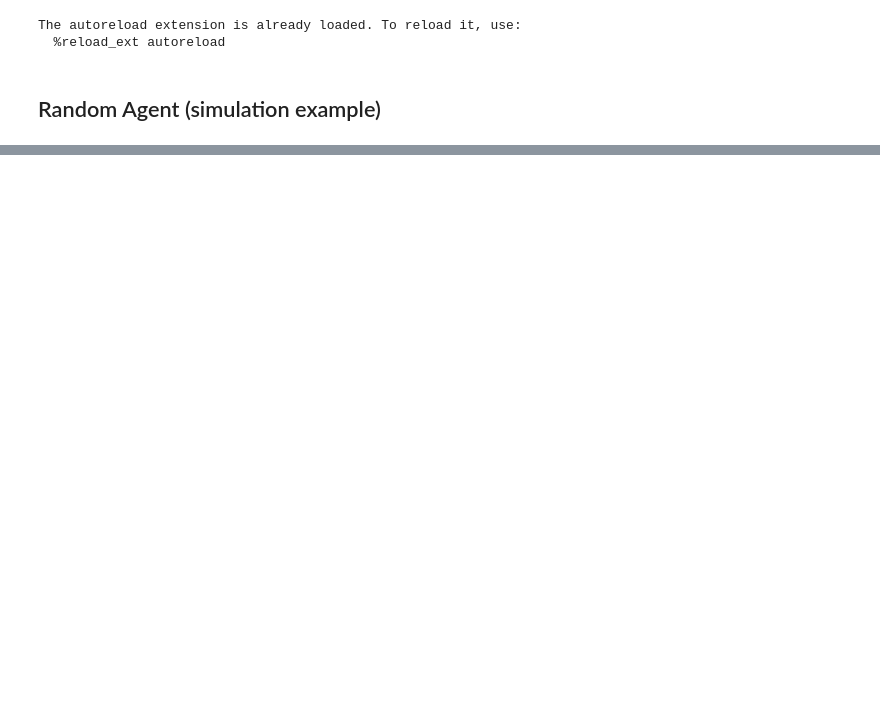
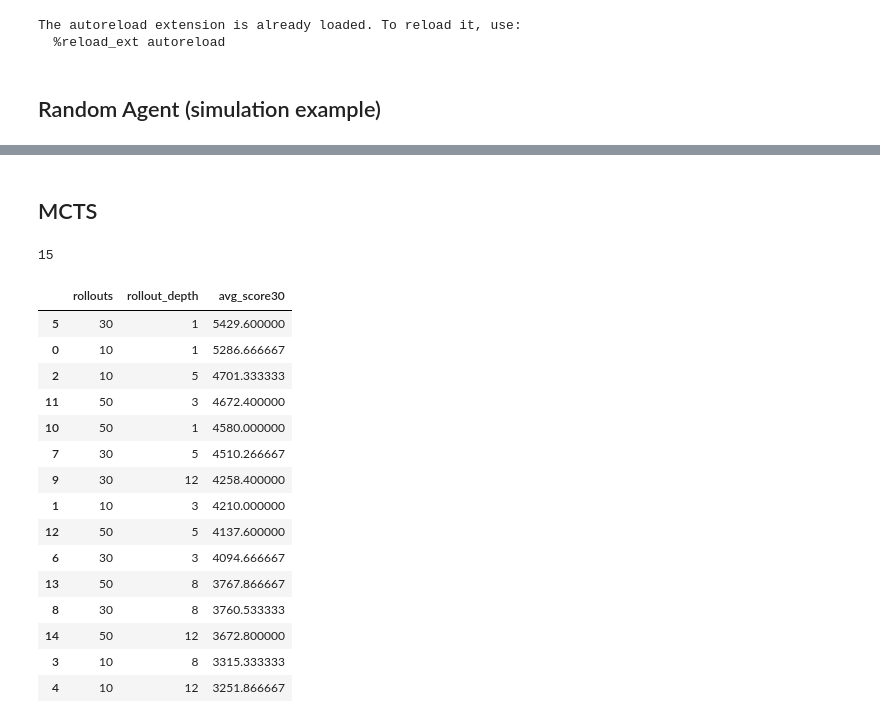
Before and after one commit to polyson28/project_2048, a Jupyter notebook: base_agents_example.ipynb, the cells around one changed output, grey strips where cells are left out. Saved outputs shown, nothing was run; the diff lists cells and outputs as text; code cells hidden in the pictures; blank space fills up the shorter version.

```diff
--- a/base_agents_example.ipynb
+++ b/base_agents_example.ipynb
@@ -38,0 +39,2 @@ run_episode(env, agent, on_illegal="ask")
+# %% [markdown]
+## MCTS
@@ -38,0 +46,54 @@ run_episode(env, agent, on_illegal="ask")
+# %%
+combinations = list(product(*grid.values()))
+grid_eval_dict = {
+    'rollouts': [],
+    'rollout_depth': [],
+    'avg_score30': []
+}
+scores_dict = {}
+len(combinations)
+# %% [output]
+15
+# %%
+grid_eval_dict = {
+    'rollouts': [10, 10, 10, 10, 10, 30, 30, 30, 30, 30, 50, 50, 50, 50, 50],
+    'rollout_depth': [1, 3, 5, 8, 12, 1, 3, 5, 8, 12, 1, 3, 5, 8, 12],
+    'avg_score30': [5286.666666666667, 4210.0, 4701.333333333333, 3315.3333333333335, 3251.866666666667, 5429.6, 4094.6666666666665, 4510.266666666666, 3760.5333333333333, 4258.4, 4580.0, 4672.4, 4137.6, 3767.866666666667, 3672.8]
+}
+scores_dict = {
+    '(10, 1)': [3200, 3044, 8752, 5768, 2780, 15784, 2784, 3784, 6052, 7008, 3840, 2672, 5276, 3368, 6812, 5768, 6720, 6528, 6860, 3152, 3888, 4980, 5460, 3452, 6296, 7060, 5132, 4164, 5376, 2840],
+    '(10, 3)': [5404, 5404, 2932, 3136, 3108, 3060, 2324, 6752, 3236, 3420, 2748, 3168, 3240, 5584, 3132, 6772, 5152, 5160, 1464, 7048, 2800, 3308, 7188, 3040, 6084, 7708, 4660, 3164, 3252, 2852],
+    '(10, 5)': [3288, 2260, 5748, 6456, 612, 3060, 3344, 5440, 6436, 6864, 5268, 5564, 2840, 6156, 5000, 5316, 3260, 12236, 7064, 2904, 2712, 5336, 3028, 1336, 6340, 5376, 5368, 3912, 2128, 6388],
+    '(10, 8)': [5420, 2780, 2996, 4676, 1232, 7024, 1452, 1628, 2428, 4920, 1312, 1296, 3416, 2876, 3096, 5100, 3112, 6928, 3440, 3140, 2316, 1272, 2308, 1404, 6324, 2336, 2760, 3068, 6480, 2920],
+    '(10, 12)': [4172, 3168, 5056, 5296, 3168, 1400, 5392, 2976, 3172, 3112, 1336, 2440, 3000, 5256, 3044, 6308, 3172, 3232, 1344, 2788, 2320, 2996, 2384, 3048, 5424, 3016, 3032, 2312, 2820, 1372],
+    '(30, 1)': [3228, 8200, 4100, 8556, 3120, 8304, 8184, 5704, 5748, 6880, 6736, 6536, 3456, 4760, 3524, 2488, 4808, 5624, 3236, 6612, 7176, 1636, 6332, 5544, 6076, 716, 7152, 10540, 4432, 3480],
+    '(30, 3)': [5476, 3004, 5364, 1256, 6300, 7060, 6380, 2944, 6712, 2864, 3168, 1516, 4576, 2356, 5340, 5524, 3156, 3108, 3084, 3008, 6300, 1860, 5536, 3116, 3188, 6988, 3168, 2920, 6244, 1324],
+    '(30, 5)': [5384, 2480, 6488, 3544, 6176, 5512, 5380, 5368, 5384, 6728, 6928, 3136, 3036, 3644, 3064, 6888, 2296, 3432, 2976, 5400, 3232, 3080, 6168, 3560, 2860, 2408, 2764, 5324, 6480, 6188],
+    '(30, 8)': [3176, 2992, 2664, 5300, 5476, 5420, 3048, 3108, 2400, 2808, 3112, 4948, 2360, 1208, 3664, 5344, 6400, 5588, 5400, 4860, 6292, 2488, 3132, 2400, 3256, 2500, 5376, 2672, 3112, 2312],
+    '(30, 12)': [3004, 1292, 2828, 4968, 3084, 5464, 6728, 4576, 1736, 7044, 3168, 1276, 6320, 5264, 2404, 6300, 3132, 1288, 4484, 6356, 2968, 5684, 6328, 5436, 3056, 6316, 1344, 6848, 3008, 6048],
+    '(50, 1)': [5828, 3380, 3140, 5316, 1684, 2484, 3472, 12116, 3228, 3120, 7452, 5236, 4644, 4816, 2664, 3360, 4912, 3288, 6908, 5840, 1564, 3796, 3104, 3972, 5548, 3140, 5896, 7332, 3060, 7100],
+    '(50, 3)': [4688, 10460, 5408, 3496, 1120, 5488, 5300, 3260, 3012, 5332, 3356, 5972, 3260, 1508, 5172, 6936, 1584, 4516, 6340, 6984, 6440, 5820, 4660, 7008, 2980, 3148, 7340, 3100, 3080, 3404],
+    '(50, 5)': [5164, 5072, 3040, 2864, 2752, 2876, 6320, 4672, 3332, 7016, 2796, 6028, 5292, 6672, 2844, 3064, 3048, 3112, 3072, 3124, 3108, 3156, 1324, 3424, 6980, 2300, 6548, 5048, 7000, 3080],
+    '(50, 8)': [4584, 1332, 568, 4512, 3064, 3176, 5472, 2348, 7056, 3084, 3004, 1444, 3040, 5524, 5080, 3372, 3296, 2320, 5040, 7100, 3016, 3052, 7140, 5392, 2988, 2992, 2348, 5408, 3040, 3244],
+    '(50, 12)': [1256, 3368, 3060, 1308, 5324, 7092, 5372, 3268, 2780, 1292, 4924, 4196, 1332, 3208, 4544, 2932, 3164, 5392, 3420, 3108, 5436, 3108, 7104, 2728, 6440, 3116, 2644, 1384, 2456, 5428]
+}
+# %%
+df = pd.DataFrame(grid_eval_dict)
+df.sort_values(by='avg_score30', ascending=False)
+# %% [output]
+|  | rollouts | rollout_depth | avg_score30 |
+| 5 | 30 | 1 | 5429.600000 |
+| 0 | 10 | 1 | 5286.666667 |
+| 2 | 10 | 5 | 4701.333333 |
+| 11 | 50 | 3 | 4672.400000 |
+| 10 | 50 | 1 | 4580.000000 |
+| 7 | 30 | 5 | 4510.266667 |
+| 9 | 30 | 12 | 4258.400000 |
+| 1 | 10 | 3 | 4210.000000 |
+| 12 | 50 | 5 | 4137.600000 |
+| 6 | 30 | 3 | 4094.666667 |
+| 13 | 50 | 8 | 3767.866667 |
+| 8 | 30 | 8 | 3760.533333 |
+| 14 | 50 | 12 | 3672.800000 |
+| 3 | 10 | 8 | 3315.333333 |
+| 4 | 10 | 12 | 3251.866667 |
```
Also changed, not shown: parts of 28 cells of this notebook, 2 other files.
